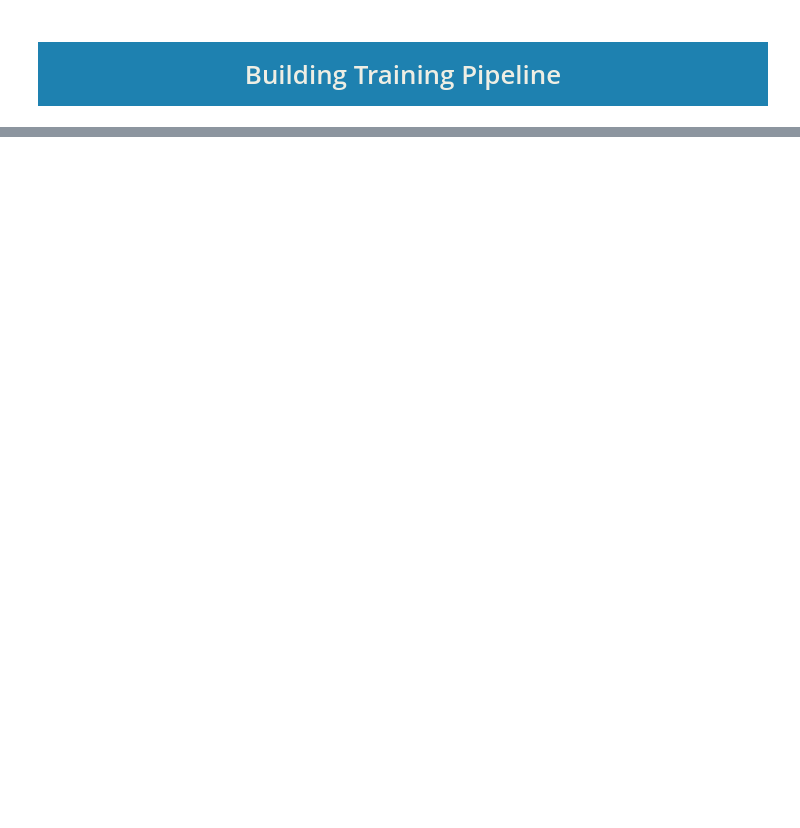
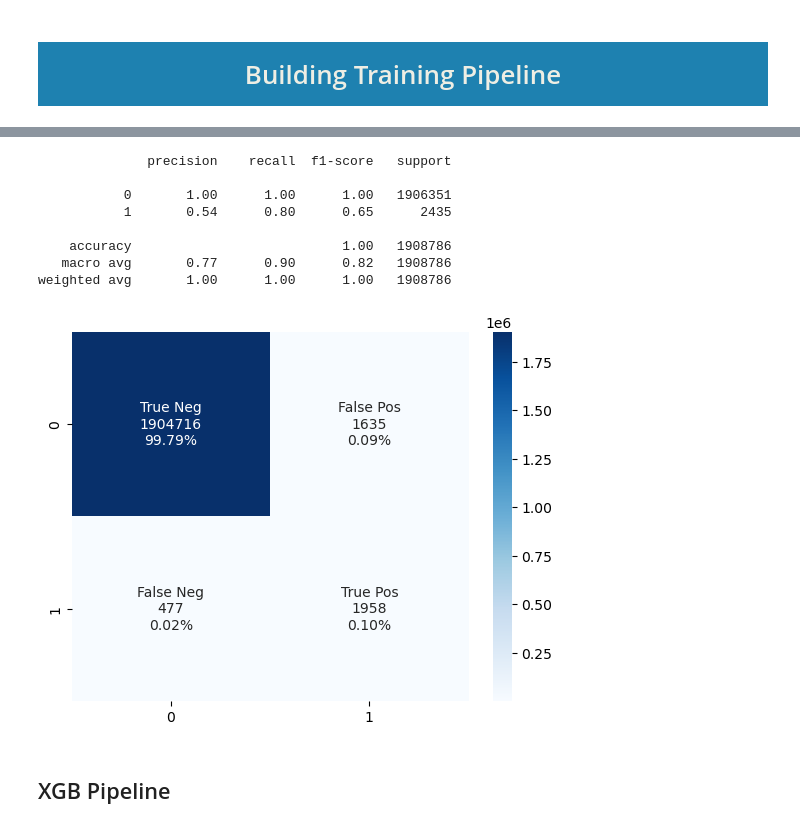
Before and after one commit to blitzkz23/online-payments-fraud-detection, a Jupyter notebook: notebooks/training-pipeline.ipynb, the cells around one changed output, grey strips where cells are left out. Cells and saved outputs as stored; diff of their text form; code cells hidden in the pictures; blank space fills up the shorter version.

```diff
--- a/notebooks/training-pipeline.ipynb
+++ b/notebooks/training-pipeline.ipynb
@@ -197,0 +264,14 @@ classifier = [('decision_tree', dt_grid), ('xgboost', xgb_grid)]
+# %%
+evaluate_model(dt_model, X_test, y_test)
+# %% [output]
+              precision    recall  f1-score   support
+
+           0       1.00      1.00      1.00   1906351
+           1       0.54      0.80      0.65      2435
+
+    accuracy                           1.00   1908786
+   macro avg       0.77      0.90      0.82   1908786
+weighted avg       1.00      1.00      1.00   1908786
+[figure, added]
+# %% [markdown]
+## XGB Pipeline
```
Also changed, not shown: parts of 36 cells of this notebook, 2 other files.
